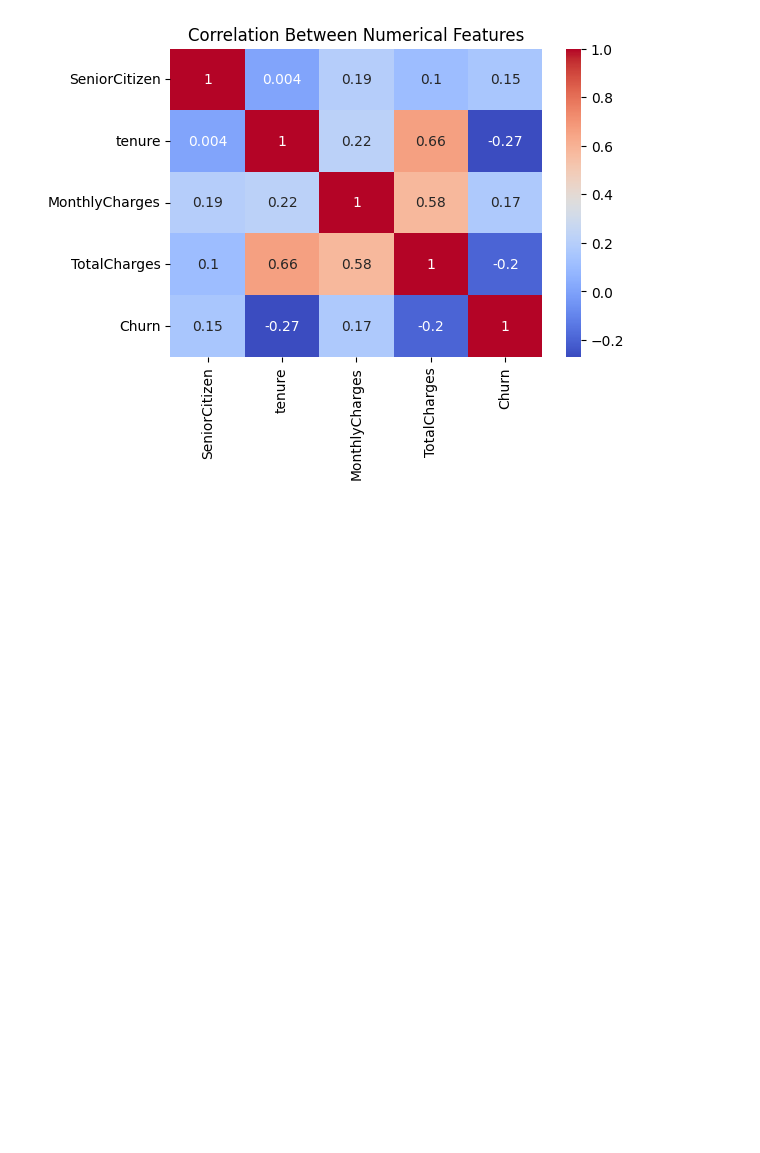
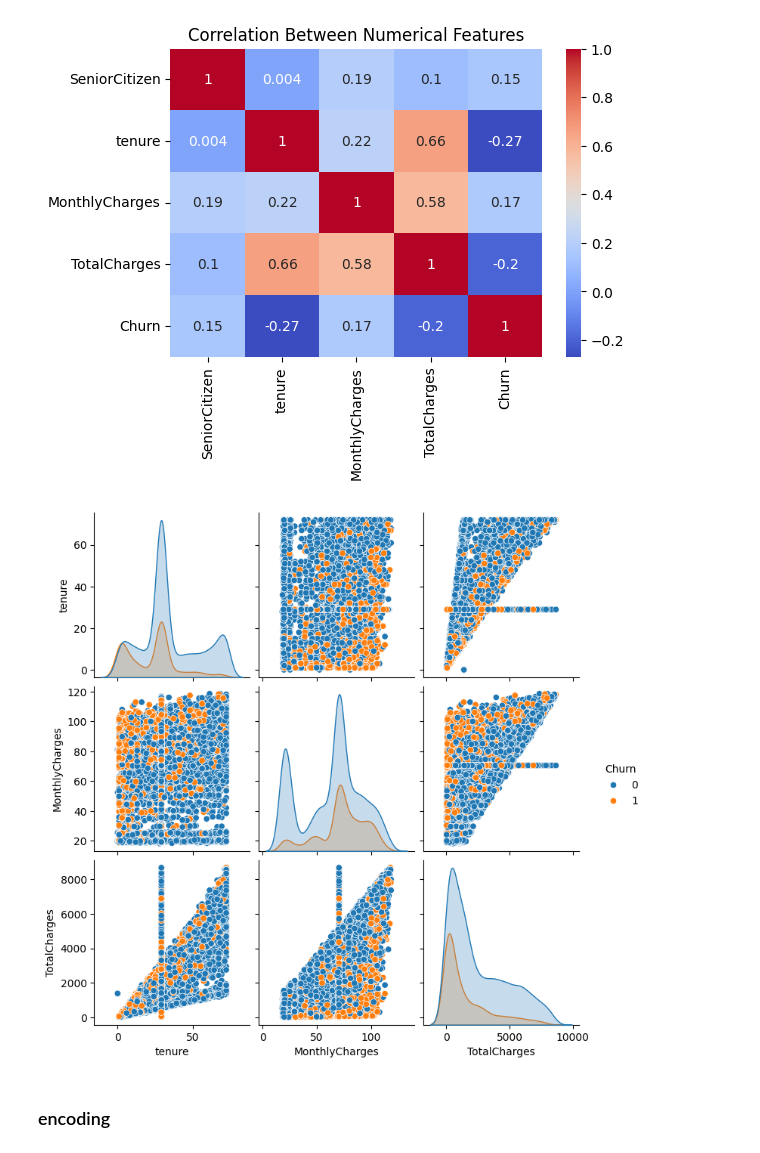
Before and after one commit to tejasrivelumani/24ADI004_DSV_TEAM_11, a Jupyter notebook: teleco_churn.ipynb, the cells around one changed output. Saved outputs shown, nothing was run; the diff lists cells and outputs as text; code cells hidden in the pictures; blank space fills up the shorter version.

Commit message:
Updated telecom churn notebook

```diff
--- a/teleco_churn.ipynb
+++ b/teleco_churn.ipynb
@@ -401,3 +401,12 @@ plt.title("Correlation Between Numerical Features")
 plt.show()
 # %% [output]
 [figure]
+# %%
+sns.pairplot(df[['tenure','MonthlyCharges','TotalCharges','Churn']],
+             hue='Churn')
+
+plt.show()
+# %% [output]
+[figure, added]
+# %% [markdown]
+### encoding
```
Also changed, not shown: parts of 7 cells of this notebook.
